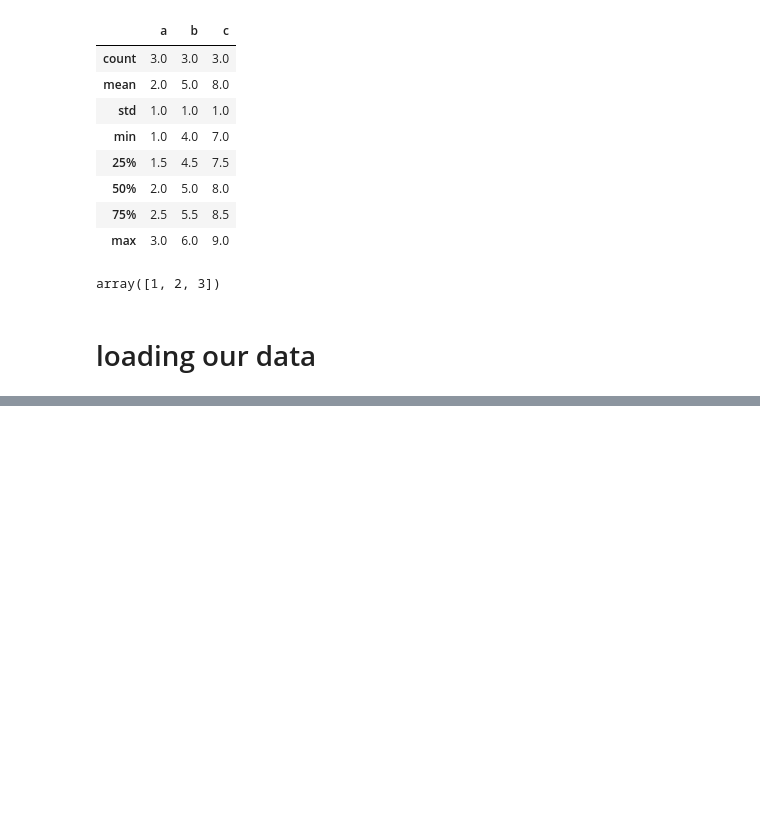
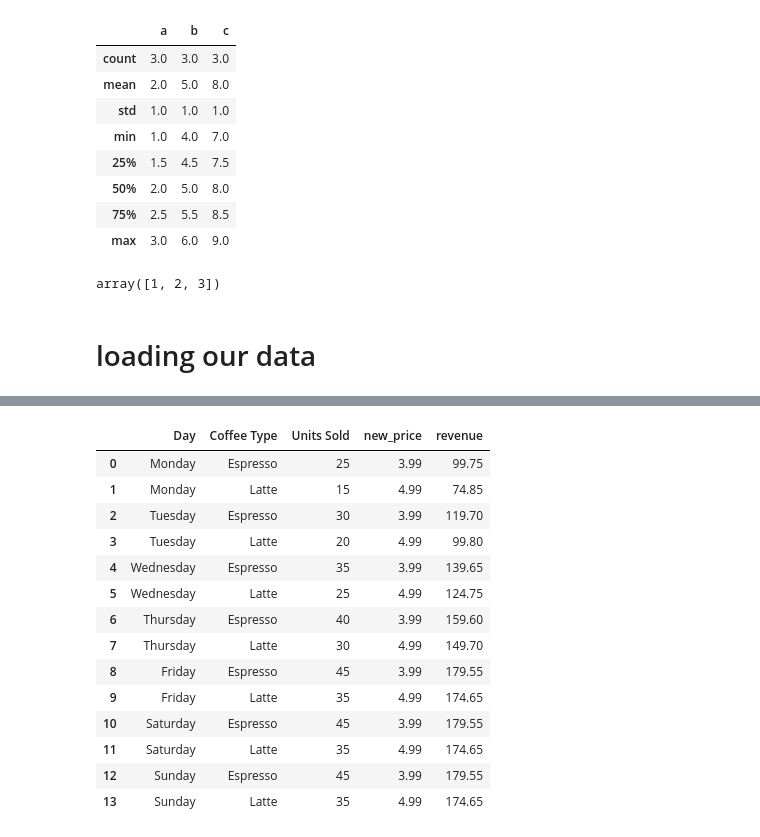
Before and after one commit to Mariam-Elghazaly/DEPIMariam, a Jupyter notebook: learning/Pandas/pan.ipynb, the cells around one changed output, grey strips where cells are left out. Drawn from its saved outputs; the diff is of its cells as text; code cells hidden in the pictures; blank space fills up the shorter version.

```diff
--- a/learning/Pandas/pan.ipynb
+++ b/learning/Pandas/pan.ipynb
@@ -142,0 +569,4 @@ array([1, 2, 3])
+# %%
+# if we want to add a new column to the dataframe, we can use the following syntax
+coffee["price"]= 4.99
+coffee
@@ -142,0 +589,5 @@ array([1, 2, 3])
+# %%
+# what is we want to be more specific like we have one price for each coffee type
+
+coffee["new_price"] = np.where(coffee["Coffee Type"] == "Espresso", 3.99, 4.99)  # sets the price to 3.99 for Espresso and 4.99 for other coffee types
+coffee
@@ -142,0 +610,6 @@ array([1, 2, 3])
+# %%
+# to delete comlumn :
+
+# the point here is that the old dataframe is not modified, it returns a new dataframe with the specified columns dropped
+# if we want to modify the old dataframe, we can use the following syntax
+coffee.drop(columns=["price"], inplace=True)  # drops the price column from the dataframe and modifies the old dataframe
@@ -142,0 +677,22 @@ array([1, 2, 3])
+# %%
+# we can aslo
+coffee= coffee.drop(columns=["price"])  # drops the new_price column from the dataframe and modifies the old dataframe
+# %%
+coffee["revenue"]= coffee["Units Sold"] * coffee["new_price"]  # calculates the revenue for each coffee type by multiplying the Units Sold and new_price columns
+coffee
+# %% [output]
+|  | Day | Coffee Type | Units Sold | new_price | revenue |
+| 0 | Monday | Espresso | 25 | 3.99 | 99.75 |
+| 1 | Monday | Latte | 15 | 4.99 | 74.85 |
+| 2 | Tuesday | Espresso | 30 | 3.99 | 119.70 |
+| 3 | Tuesday | Latte | 20 | 4.99 | 99.80 |
+| 4 | Wednesday | Espresso | 35 | 3.99 | 139.65 |
+| 5 | Wednesday | Latte | 25 | 4.99 | 124.75 |
+| 6 | Thursday | Espresso | 40 | 3.99 | 159.60 |
+| 7 | Thursday | Latte | 30 | 4.99 | 149.70 |
+| 8 | Friday | Espresso | 45 | 3.99 | 179.55 |
+| 9 | Friday | Latte | 35 | 4.99 | 174.65 |
+| 10 | Saturday | Espresso | 45 | 3.99 | 179.55 |
+| 11 | Saturday | Latte | 35 | 4.99 | 174.65 |
+| 12 | Sunday | Espresso | 45 | 3.99 | 179.55 |
+| 13 | Sunday | Latte | 35 | 4.99 | 174.65 |
```
Also changed, not shown: parts of 44 cells of this notebook.
